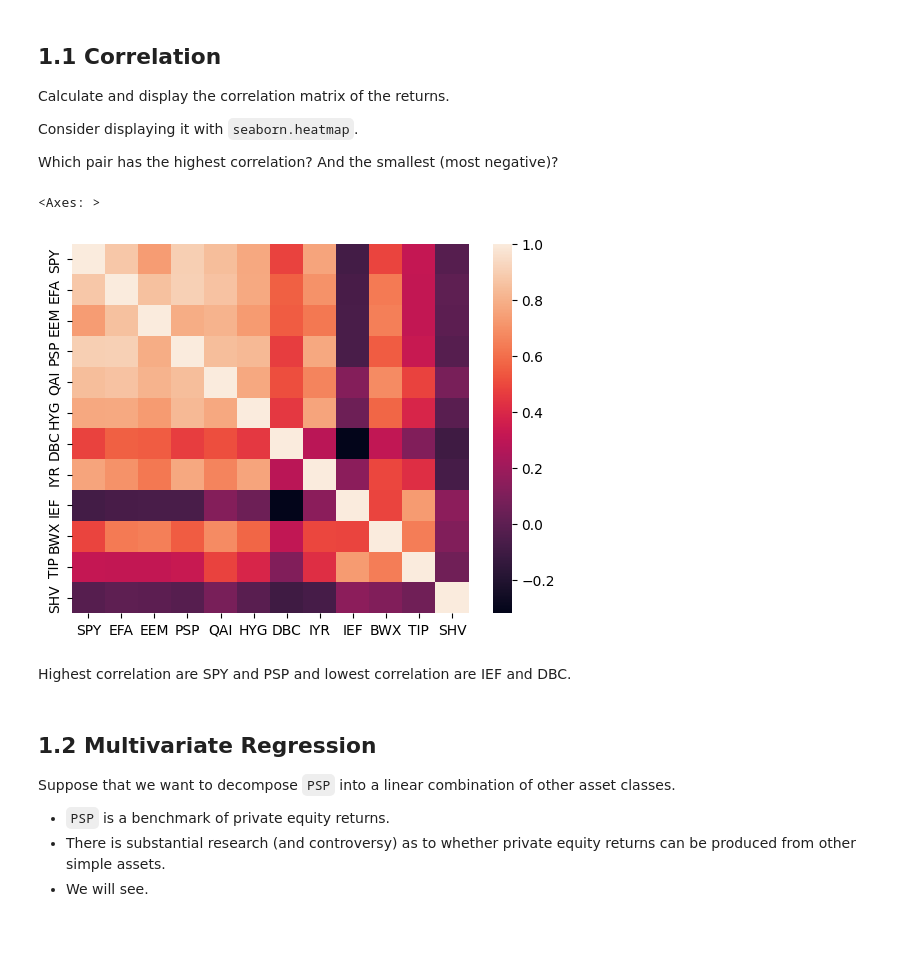
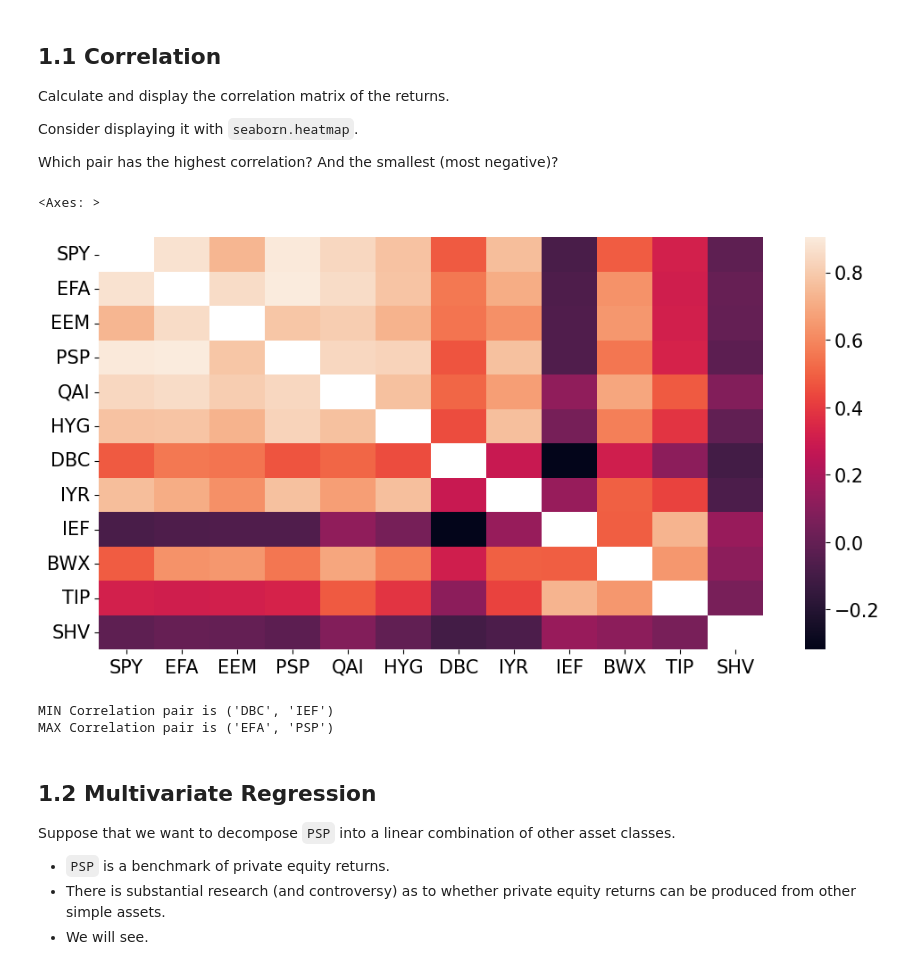
Before and after one commit to ArturoCharleston/finm-data-analysis-2024, a Jupyter notebook: homework/Homework 1.X. - Assessing the OLS Model_arturo.ipynb, the cells around one changed output. Saved outputs shown, nothing was run; the diff lists cells and outputs as text; code cells hidden in the pictures; blank space fills up the shorter version.

```diff
--- a/homework/Homework 1.X. - Assessing the OLS Model_arturo.ipynb
+++ b/homework/Homework 1.X. - Assessing the OLS Model_arturo.ipynb
@@ -23,7 +23,9 @@ import statsmodels.api as sm
 import sklearn.linear_model
 import matplotlib.pyplot as plt
 
-# Read the data
-rets = pd.DataFrame(pd.read_excel(r'../data/multi_asset_etf_data.xlsx', sheet_name= 'total returns'))
-
-rets.set_index('Date', inplace=True)
+# Plot details
+import matplotlib.pyplot as plt
+%matplotlib inline
+plt.rcParams['figure.figsize'] = (12,6)
+plt.rcParams['font.size'] = 15
+plt.rcParams['legend.fontsize'] = 13
@@ -36,12 +60,23 @@ Consider displaying it with `seaborn.heatmap`.
 
 Which pair has the highest correlation? And the smallest (most negative)?
 # %%
-sn.heatmap(rets.corr())
+corr_matrix = rets.corr()
+#ignore self-correlation
+corr_matrix[corr_matrix==1] = None
+sn.heatmap(corr_matrix)
 # %% [output]
 <Axes: >
-[figure, old version]
+[figure, new version]
-# %% [markdown]
-Highest correlation are SPY and PSP and lowest correlation are IEF and DBC.
+# %%
+corr_rank = corr_matrix.unstack().sort_values().dropna()
+pair_max = corr_rank.index[-1]
+pair_min = corr_rank.index[0]
+
+print(f'MIN Correlation pair is {pair_min}')
+print(f'MAX Correlation pair is {pair_max}')
+# %% [output]
+MIN Correlation pair is ('DBC', 'IEF')
+MAX Correlation pair is ('EFA', 'PSP')
 # %% [markdown]
 ## 1.2 Multivariate Regression
 
```
Also changed, not shown: parts of 7 cells of this notebook.
